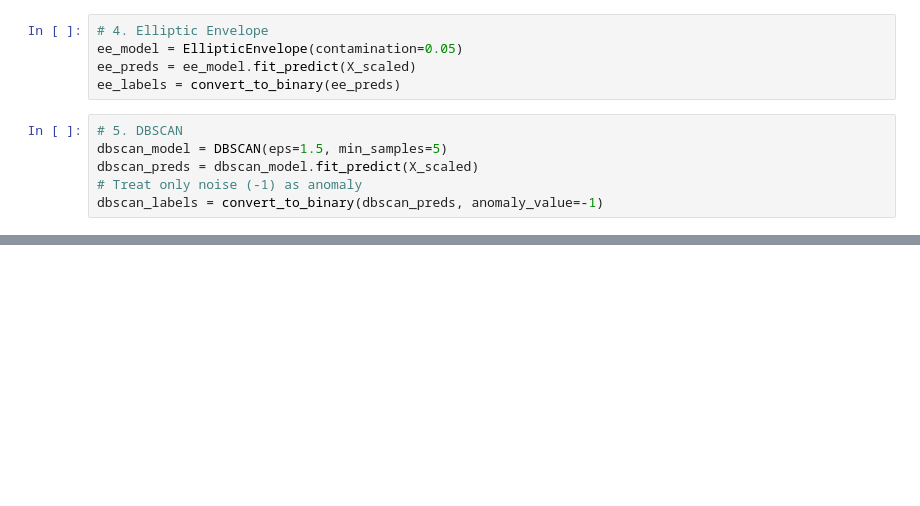
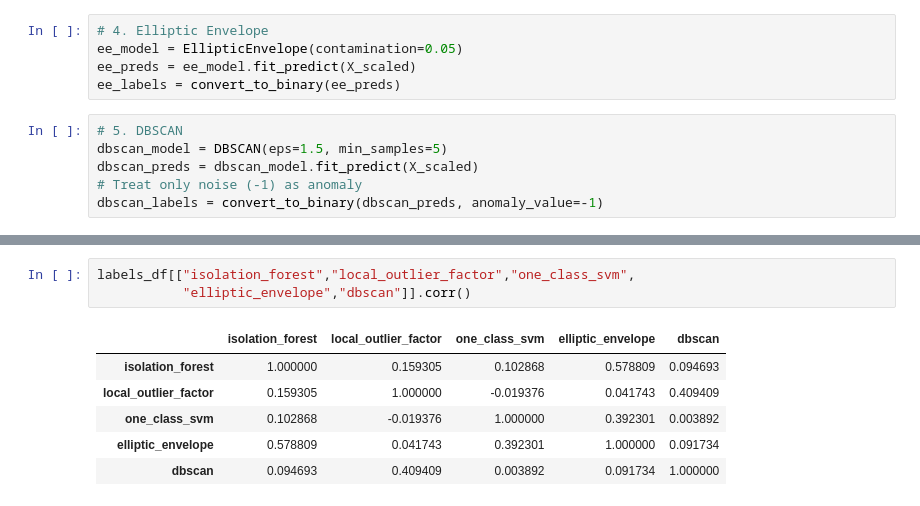
Before and after one commit to AditiShastri/Log-Anomaly, a Jupyter notebook: unsupervisedlabelling/unsupervised_labelling.ipynb, the cells around one changed output, grey strips where cells are left out. Drawn from its saved outputs; the diff is of its cells as text; blank space fills up the shorter version.

```diff
--- a/unsupervisedlabelling/unsupervised_labelling.ipynb
+++ b/unsupervisedlabelling/unsupervised_labelling.ipynb
@@ -108,0 +131,10 @@ Saved to 'unsupervised_labels_with_majority.csv'
+# %%
+labels_df[["isolation_forest","local_outlier_factor","one_class_svm",
+           "elliptic_envelope","dbscan"]].corr()
+# %% [output]
+|  | isolation_forest | local_outlier_factor | one_class_svm | elliptic_envelope | dbscan |
+| isolation_forest | 1.000000 | 0.159305 | 0.102868 | 0.578809 | 0.094693 |
+| local_outlier_factor | 0.159305 | 1.000000 | -0.019376 | 0.041743 | 0.409409 |
+| one_class_svm | 0.102868 | -0.019376 | 1.000000 | 0.392301 | 0.003892 |
+| elliptic_envelope | 0.578809 | 0.041743 | 0.392301 | 1.000000 | 0.091734 |
+| dbscan | 0.094693 | 0.409409 | 0.003892 | 0.091734 | 1.000000 |
```
Also changed, not shown: parts of 6 cells of this notebook.
